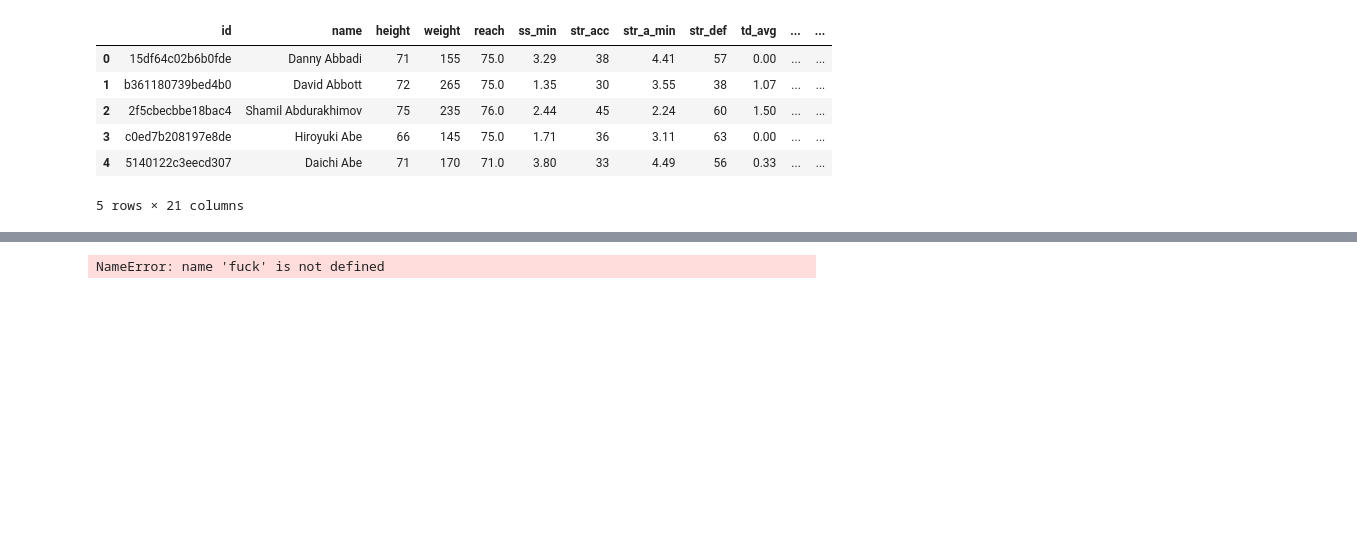
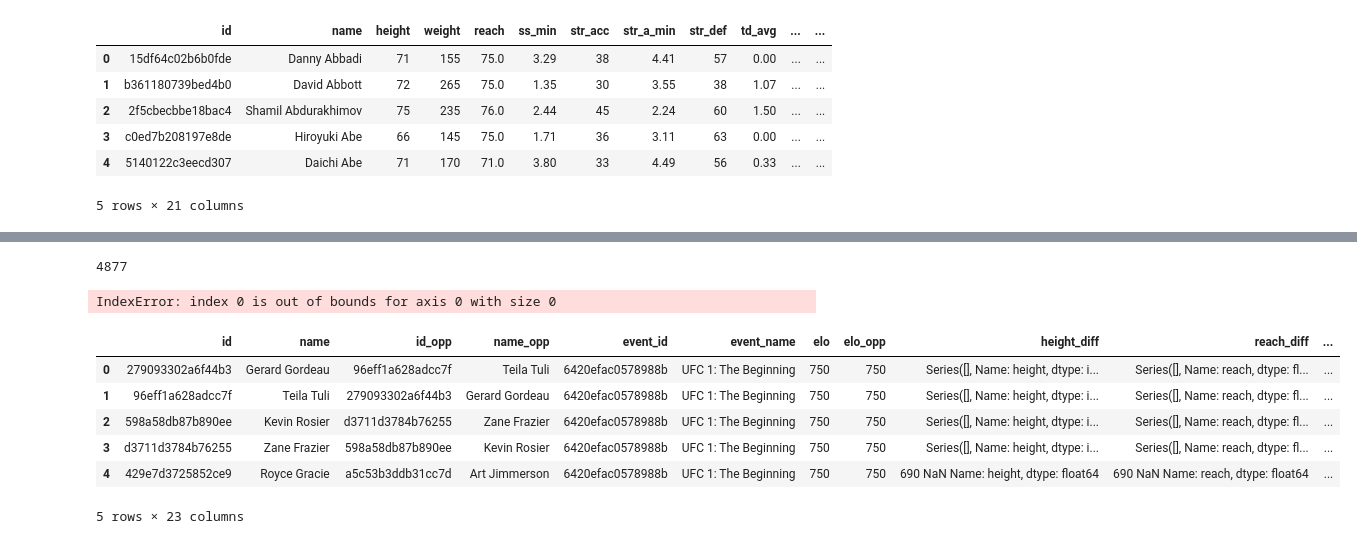
Before and after one commit to pkong97/mma-predictor, a Jupyter notebook: prediction-engine.ipynb, the cells around one changed output, grey strips where cells are left out. Cells and saved outputs as stored; diff of their text form; code cells hidden in the pictures; blank space fills up the shorter version.

```diff
--- a/prediction-engine.ipynb
+++ b/prediction-engine.ipynb
@@ -134,12 +137,14 @@ len(f_ids)
 9756
 # %%
 #f_ids.nunique()
-num_true = 0
+missing = []
 f_ids_fighters = list(fighters['id'])
 for i in set(f_ids):
     if i not in f_ids_fighters:
         f_ids.remove(i)
-len(f_ids)
+        missing.append(i)
+print(len(f_ids))
+print(len(missing))
 # 1517 fighters who've had fights in major promotions
 # %% [output]
 9428
@@ -182,29 +209,65 @@ comp.head()
 # %%
 start_elo = 750
 # %%
-for i in range(len(fights)-1, -1, -1):
+for i in range(len(fights)-1, len(fights)-5, -1):
+    print(i)
     ID = fights.loc[i, 'f1_id']
+    name = fights.loc[i, 'f1_name']
     id_opp = fights.loc[i, 'f2_id']
+    name_opp = fights.loc[i, 'f2_name']
+    event_id = fights.loc[i, 'event_id']
+    event_name = fights.loc[i, 'event_name']
     f1_data = fighters.loc[fighters['id'] == ID]
     f2_data = fighters.loc[fighters['id'] == id_opp]
     if ID not in list(comp['id']):
         elo = start_elo
     if id_opp not in list(comp['id'].append(comp['id_opp'])):
         elo_opp = start_elo
-    height_diff = f1_data['height'] - f2_data['height']
-    reach_diff = f1_data['reach'] - f2_data['reach']
-    ss_min_diff = f1_data['ss_min'] - f2_data['ss_min']
-    str_acc_diff = f1_data['str_acc'] - f2_data['str_acc']
-    str_a_min_diff = f1_data['str_a_min'] - f2_data['str_a_min']
-    str_def_diff = f1_data['str_def'] - f2_data['str_def']
-    td_avg_diff = f1_data['td_avg'] - f2_data['td_avg']
-    td_acc_diff = f1_data['td_acc'] - f2_data['td_acc']
-    td_def_diff = f1_data['td_def'] - f2_data['td_def']
-    sub_avg_diff = f1_data['sub_avg'] - f2_data['sub_avg']
-    wins_diff = f1_data['wins'] - f2_data['wins']
-    losses_diff = f1_data['losses'] - f2_data['losses']
-    momentum_diff = f1_data['momentum'] - f2_data['momentum']
-    wl_diff_diff = f1_data['wl_diff'] - f2_data['wl_diff']
+    height_diff = f1_data['height'].values[0] - f2_data['height'].values[0]
+    reach_diff = f1_data['reach'].values[0] - f2_data['reach'].values[0]
+    ss_min_diff = f1_data['ss_min'].values[0] - f2_data['ss_min'].values[0]
+    str_acc_diff = f1_data['str_acc'].values[0] - f2_data['str_acc'].values[0]
+    str_a_min_diff = f1_data['str_a_min'].values[0] - f2_data['str_a_min'].values[0]
+    str_def_diff = f1_data['str_def'].values[0] - f2_data['str_def'].values[0]
+    td_avg_diff = f1_data['td_avg'].values[0] - f2_data['td_avg'].values[0]
+    td_acc_diff = f1_data['td_acc'].values[0] - f2_data['td_acc'].values[0]
+    td_def_diff = f1_data['td_def'].values[0] - f2_data['td_def'].values[0]
+    sub_avg_diff = f1_data['sub_avg'].values[0] - f2_data['sub_avg'].values[0]
+    wins_diff = f1_data['wins'].values[0] - f2_data['wins'].values[0]
+    losses_diff = f1_data['losses'].values[0] - f2_data['losses'].values[0]
+    momentum_diff = f1_data['momentum'].values[0] - f2_data['momentum'].values[0]
+    wl_diff_diff = f1_data['wl_diff'].values[0] - f2_data['wl_diff'].values[0]
+    if fights.loc[i, 'winner_id'] == ID:
+        outcome = 'W'
+        #new_elo = update_elo(elo, elo_opp, 'A', True)
+    else:
+        outcome = 'L'
+        #new_elo = update_elo(elo, elo_opp, 'A', False)
+    comp = comp.append([{'id':ID,'name':name,'id_opp':id_opp,'name_opp':name_opp,'event_id':event_id,'event_name':event_name,
+                         'elo':elo,'elo_opp':elo_opp, 'height_diff':height_diff,'reach_diff':reach_diff,
+                         'ss_min_diff':ss_min_diff,'str_acc_diff':str_acc_diff,'str_a_min_diff':str_a_min_diff,
+                         'str_def_diff':str_def_diff,'td_avg_diff':td_avg_diff,'td_acc_diff':td_acc_diff,
+                         'td_def_diff':td_def_diff,'sub_avg_diff':sub_avg_diff,'wins_diff':wins_diff,
+                         'losses_diff':losses_diff,'momentum_diff':momentum_diff, 'wl_diff_diff':wl_diff_diff,'outcome':outcome}],
+                       ignore_index = True)
+    comp = comp.append([{'id':id_opp,'name':name_opp,'id_opp':ID,'name_opp':name,'event_id':event_id,'event_name':event_name,
+                         'elo':elo_opp,'elo_opp':elo, 'height_diff':-height_diff,'reach_diff':-reach_diff,
+                         'ss_min_diff':-ss_min_diff,'str_acc_diff':-str_acc_diff,'str_a_min_diff':-str_a_min_diff,
+                         'str_def_diff':-str_def_diff,'td_avg_diff':-td_avg_diff,'td_acc_diff':-td_acc_diff,
+                         'td_def_diff':-td_def_diff,'sub_avg_diff':-sub_avg_diff,'wins_diff':-wins_diff,
+                         'losses_diff':-losses_diff,'momentum_diff':-momentum_diff, 'wl_diff_diff':-wl_diff_diff,'outcome':(lambda x: 'W' if outcome == 'L' else 'L')}],
+                      ignore_index = True)
 # %% [output]
-NameError: name 'fuck' is not defined
+4877
+IndexError: index 0 is out of bounds for axis 0 with size 0
+# %%
+comp.head(5)
+# %% [output]
+|  | id | name | id_opp | name_opp | event_id | event_name | elo | elo_opp | height_diff | reach_diff | ... |
+| 0 | 279093302a6f44b3 | Gerard Gordeau | 96eff1a628adcc7f | Teila Tuli | 6420efac0578988b | UFC 1: The Beginning | 750 | 750 | Series([], Name: height, dtype: i... | Series([], Name: reach, dtype: fl... | ... |
+| 1 | 96eff1a628adcc7f | Teila Tuli | 279093302a6f44b3 | Gerard Gordeau | 6420efac0578988b | UFC 1: The Beginning | 750 | 750 | Series([], Name: height, dtype: i... | Series([], Name: reach, dtype: fl... | ... |
+| 2 | 598a58db87b890ee | Kevin Rosier | d3711d3784b76255 | Zane Frazier | 6420efac0578988b | UFC 1: The Beginning | 750 | 750 | Series([], Name: height, dtype: i... | Series([], Name: reach, dtype: fl... | ... |
+| 3 | d3711d3784b76255 | Zane Frazier | 598a58db87b890ee | Kevin Rosier | 6420efac0578988b | UFC 1: The Beginning | 750 | 750 | Series([], Name: height, dtype: i... | Series([], Name: reach, dtype: fl... | ... |
+| 4 | 429e7d3725852ce9 | Royce Gracie | a5c53b3ddb31cc7d | Art Jimmerson | 6420efac0578988b | UFC 1: The Beginning | 750 | 750 | 690 NaN Name: height, dtype: float64 | 690 NaN Name: reach, dtype: float64 | ... |
+5 rows × 23 columns
 # %%
```
Also changed, not shown: parts of 6 cells of this notebook.
